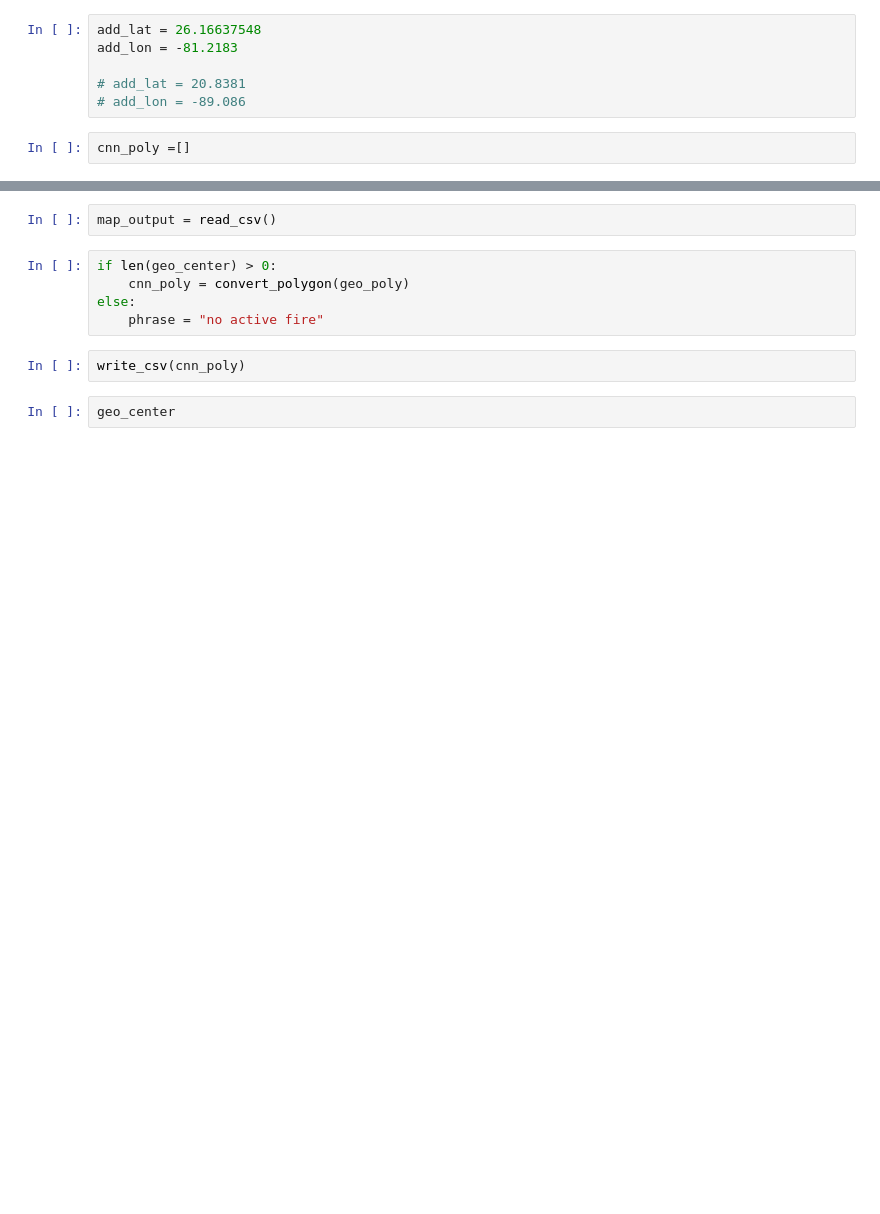
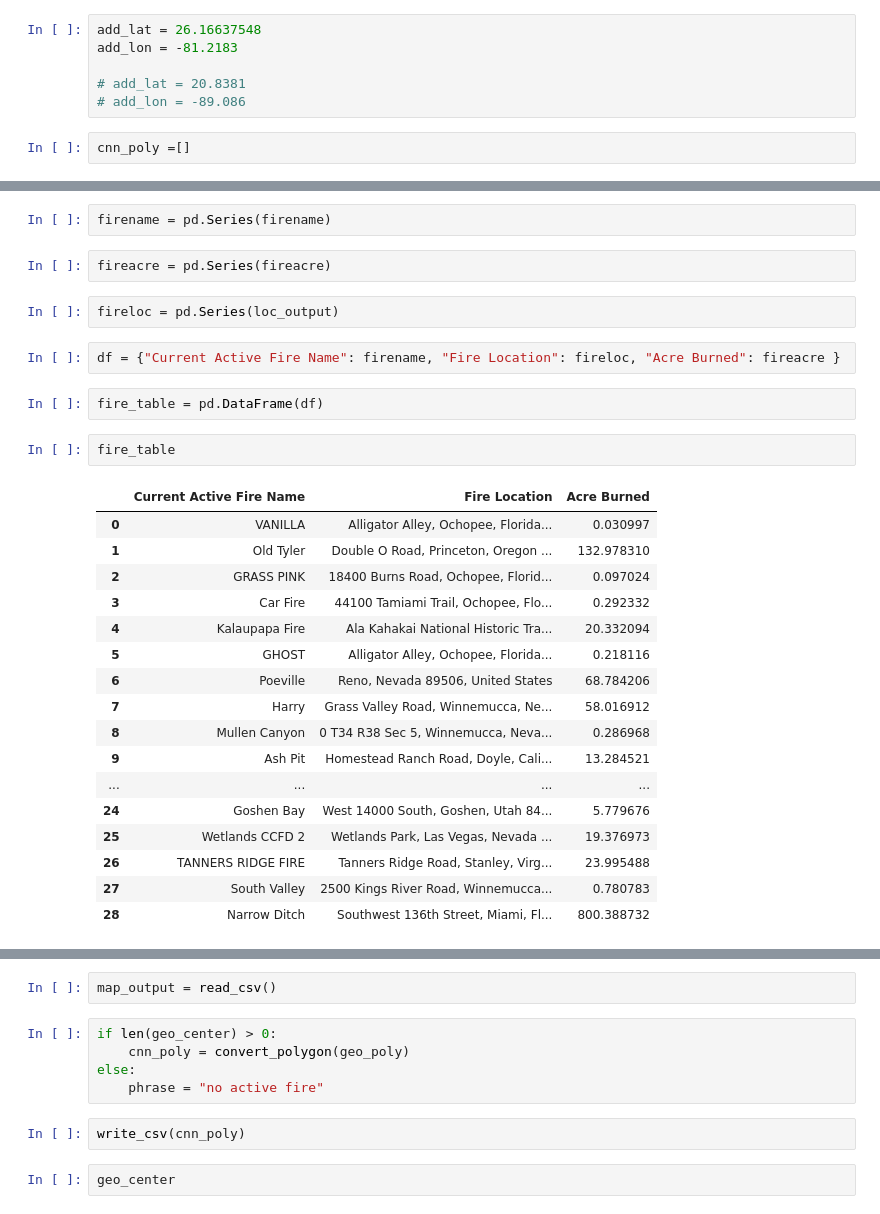
Before and after one commit to lchutny/wildfireplus, a Jupyter notebook: website/flask_test.ipynb, the cells around one changed output, grey strips where cells are left out. Drawn from its saved outputs; the diff is of its cells as text; blank space fills up the shorter version.

```diff
--- a/website/flask_test.ipynb
+++ b/website/flask_test.ipynb
@@ -240,0 +517,30 @@ geo_center, geo_poly = active_fire(add_lat, add_lon)
+# %%
+firename = pd.Series(firename)
+# %%
+fireacre = pd.Series(fireacre)
+# %%
+fireloc = pd.Series(loc_output)
+# %%
+df = {"Current Active Fire Name": firename, "Fire Location": fireloc, "Acre Burned": fireacre }
+# %%
+fire_table = pd.DataFrame(df)
+# %%
+fire_table
+# %% [output]
+|  | Current Active Fire Name | Fire Location | Acre Burned |
+| 0 | VANILLA | Alligator Alley, Ochopee, Florida... | 0.030997 |
+| 1 | Old Tyler | Double O Road, Princeton, Oregon ... | 132.978310 |
+| 2 | GRASS PINK | 18400 Burns Road, Ochopee, Florid... | 0.097024 |
+| 3 | Car Fire | 44100 Tamiami Trail, Ochopee, Flo... | 0.292332 |
+| 4 | Kalaupapa Fire | Ala Kahakai National Historic Tra... | 20.332094 |
+| 5 | GHOST | Alligator Alley, Ochopee, Florida... | 0.218116 |
+| 6 | Poeville | Reno, Nevada 89506, United States | 68.784206 |
+| 7 | Harry | Grass Valley Road, Winnemucca, Ne... | 58.016912 |
+| 8 | Mullen Canyon | 0 T34 R38 Sec 5, Winnemucca, Neva... | 0.286968 |
+| 9 | Ash Pit | Homestead Ranch Road, Doyle, Cali... | 13.284521 |
+| ... | ... | ... | ... |
+| 24 | Goshen Bay | West 14000 South, Goshen, Utah 84... | 5.779676 |
+| 25 | Wetlands CCFD 2 | Wetlands Park, Las Vegas, Nevada ... | 19.376973 |
+| 26 | TANNERS RIDGE FIRE | Tanners Ridge Road, Stanley, Virg... | 23.995488 |
+| 27 | South Valley | 2500 Kings River Road, Winnemucca... | 0.780783 |
+| 28 | Narrow Ditch | Southwest 136th Street, Miami, Fl... | 800.388732 |
```
Also changed, not shown: parts of 29 cells of this notebook, 4 other files.
